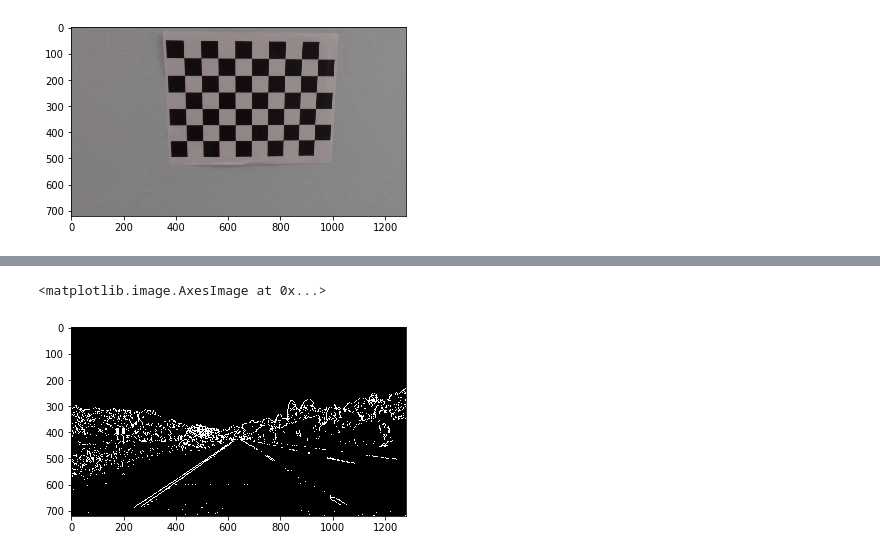
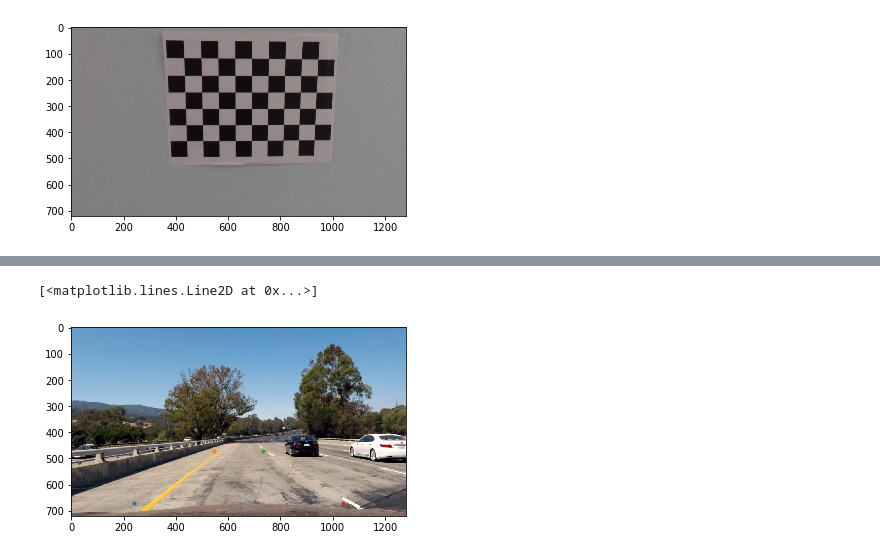
Before and after one commit to angelovila/CarND-P4-advanced-lane-finding, a Jupyter notebook: p4.ipynb, the cells around one changed output, grey strips where cells are left out. Saved outputs shown, nothing was run; the diff lists cells and outputs as text; code cells hidden in the pictures.

```diff
--- a/p4.ipynb
+++ b/p4.ipynb
@@ -71,2 +83,11 @@ plt.imshow(dst)
+# %%
+plt.imshow(img)
+plt.plot(240,670,".")
+plt.plot(545,470,".")
+plt.plot(735,470,".")
+plt.plot(1040,670,".")
+# %% [output]
+[<matplotlib.lines.Line2D at 0x...>]
+[figure, added]
 # %%
 ################### Line Detection ###################
@@ -98,7 +106,0 @@ def sobel(img_path, thresh_min, thresh_max, orient='x'):
-# %%
-path = './test_images/straight_lines1.jpg'
-sobeled = sobel(path, min_thresh, max_thresh, orient='x')
-plt.imshow(sobeled, cmap='gray')
-# %% [output]
-<matplotlib.image.AxesImage at 0x...>
-[figure, removed]
```
Also changed, not shown: parts of 33 cells of this notebook, 1 other file.
